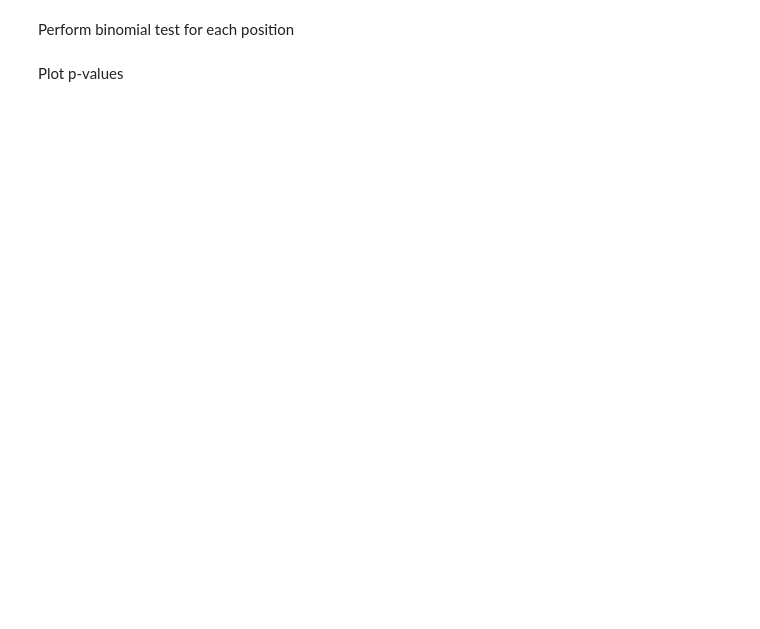
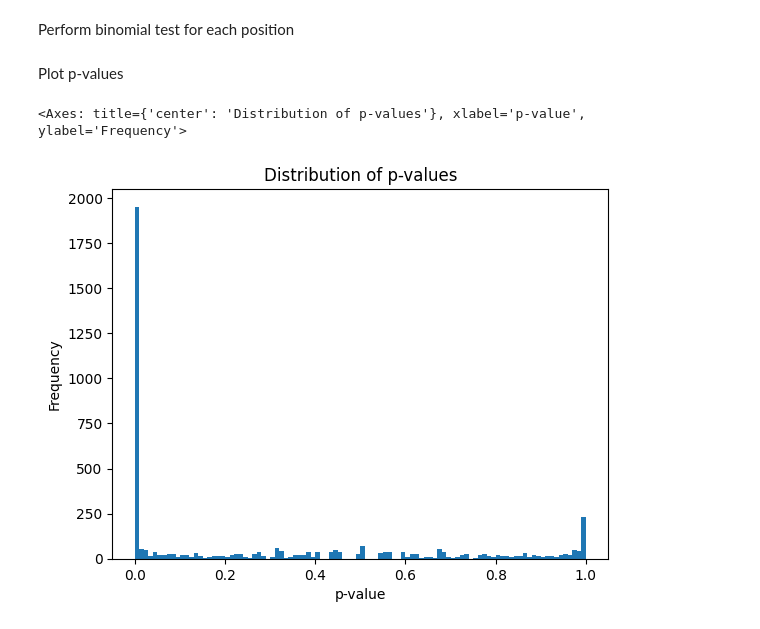
Before and after one commit to junkha/ba_biomed, a Jupyter notebook: analysis/binomial_testing.ipynb, the cells around one changed output. Drawn from its saved outputs; the diff is of its cells as text; code cells hidden in the pictures; blank space fills up the shorter version.

```diff
--- a/analysis/binomial_testing.ipynb
+++ b/analysis/binomial_testing.ipynb
@@ -51,4 +54,9 @@ def get_p_value(df_position: pd.DataFrame) -> tuple[float, float]:
 p_values = df.groupby("position_code").apply(get_p_value)
 # %% [markdown]
 Plot p-values
+# %%
+p_values.plot(kind="hist", bins=100, title="Distribution of p-values", xlabel="p-value")
+# %% [output]
+<Axes: title={'center': 'Distribution of p-values'}, xlabel='p-value', ylabel='Frequency'>
+[figure, added]
 # %%
```
Also changed, not shown: parts of 12 cells of this notebook.
